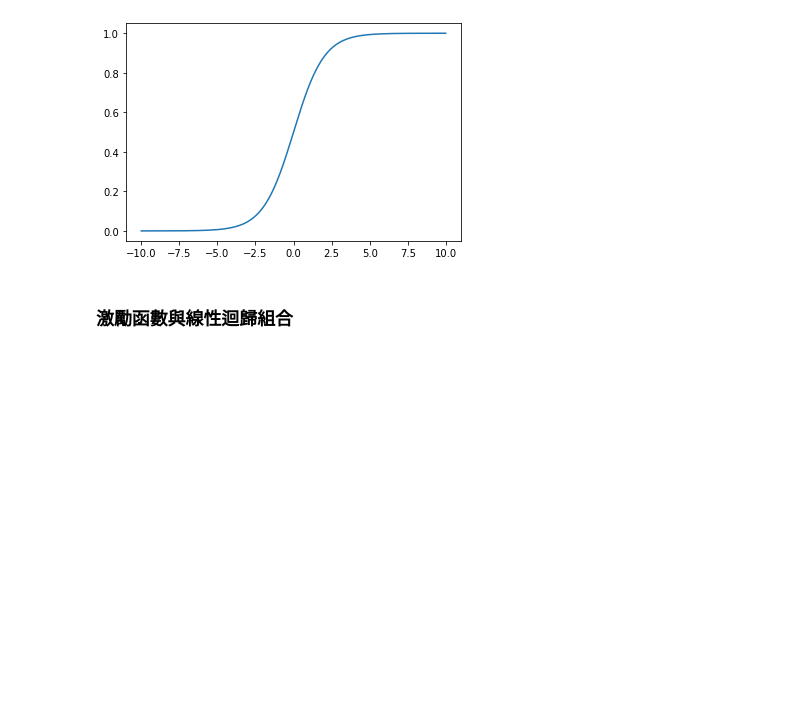
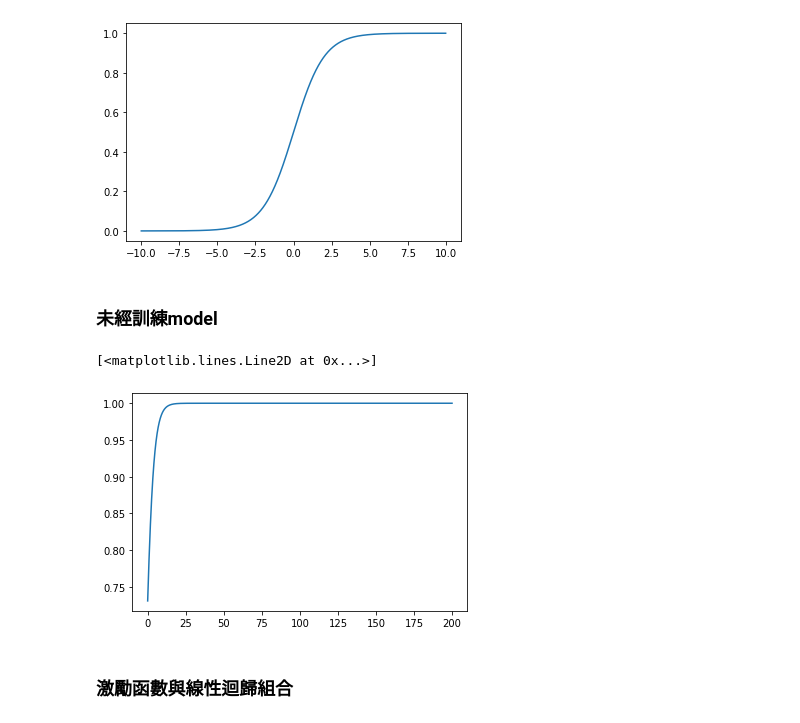
Before and after one commit to Daniel-LoCY/pytorch_learning, a Jupyter notebook: Activation_Function.ipynb, the cells around one changed output. Drawn from its saved outputs; the diff is of its cells as text; code cells hidden in the pictures; blank space fills up the shorter version.

```diff
--- a/Activation_Function.ipynb
+++ b/Activation_Function.ipynb
@@ -24,6 +24,22 @@ plt.plot(x, torch.sigmoid(x))
 plt.show()
 # %% [output]
 [figure]
+# %% [markdown]
+### 未經訓練model
+# %%
+a = torch.rand(1, requires_grad=True)
+b = torch.rand(1, requires_grad=True)
+def forward(t):
+    return torch.sigmoid( a * t + b )
+# 溫度範圍 0 ~ 200 度
+x = torch.arange(0, 200, step=0.1)
+# y_p 是 y predict, 我們預測的 y
+y_p = forward(x).detach().numpy()  # .detach().numpy() 是轉換成 numpy
+# 繪圖
+plt.plot(x, y_p)
+# %% [output]
+[<matplotlib.lines.Line2D at 0x...>]
+[figure, added]
 # %% [markdown]
 ### 激勵函數與線性迴歸組合
 # %%
```
Also changed, not shown: parts of 9 cells of this notebook, 7 other files.
